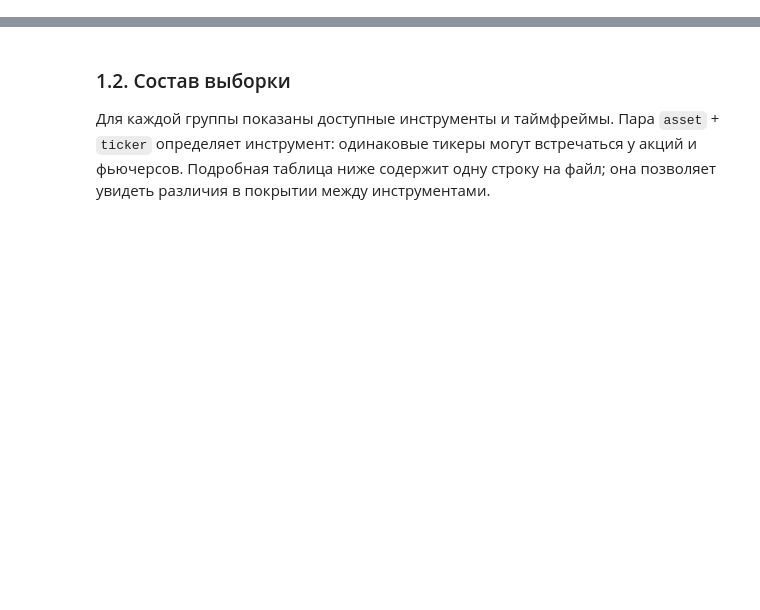
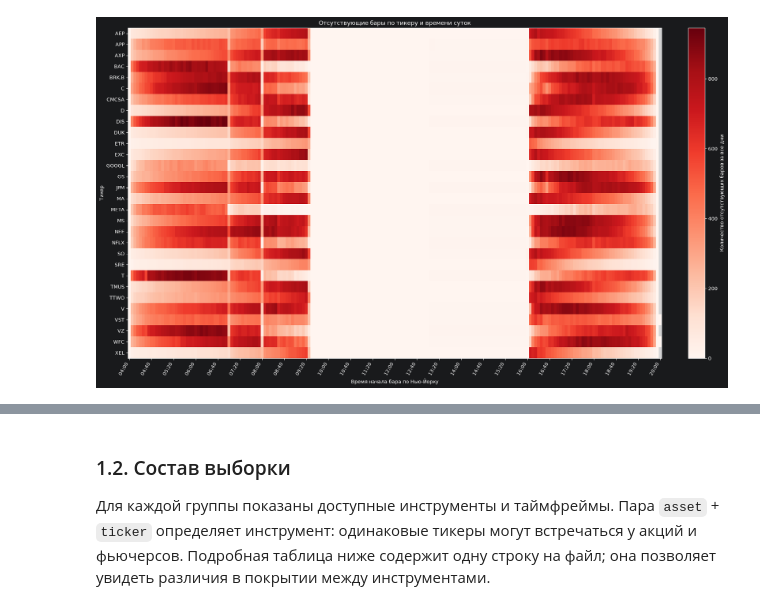
Before and after one commit to enkiradg-netizen/113-team_Securities-market-prediction, a Jupyter notebook: notebooks/eda/alexxx_tyurin_eda.ipynb, the cells around one changed output, grey strips where cells are left out. Saved outputs shown, nothing was run; the diff lists cells and outputs as text; code cells hidden in the pictures; blank space fills up the shorter version.

Commit message:
aded missing bars analysis

```diff
--- a/notebooks/eda/alexxx_tyurin_eda.ipynb
+++ b/notebooks/eda/alexxx_tyurin_eda.ipynb
@@ -89,0 +75,11 @@ file_passport
+# %%
+current_path = Path().resolve()
+
+stocks_5_min = read_files_by_pattern(str(current_path.parent.parent / "data/processed/stocks/*_5min.parquet"))
+stocks_15_min = read_files_by_pattern(str(current_path.parent.parent / "data/processed/stocks/*_15min.parquet"))
+stocks_1_hour = read_files_by_pattern(str(current_path.parent.parent / "data/processed/stocks/*_1hour.parquet"))
+stocks_4_hour = read_files_by_pattern(str(current_path.parent.parent / "data/processed/stocks/*_4hour.parquet"))
+
+futures_15_min = read_files_by_pattern(str(current_path.parent.parent / "data/processed/futures_continuous/*_15min.parquet"))
+futures_1_hour = read_files_by_pattern(str(current_path.parent.parent / "data/processed/futures_continuous/*_1hour.parquet"))
+futures_4_hour = read_files_by_pattern(str(current_path.parent.parent / "data/processed/futures_continuous/*_4hour.parquet"))
@@ -89,0 +221,35 @@ file_passport
+# %%
+coverage_df, records_dict = coverage_by_time(stocks_5_min)
+# %%
+# actual: 1 — бар есть, 0 — отсутствует. Суммируем пропуски по дням.
+missing_heatmap = (
+    coverage_df.assign(missing=1 - coverage_df["actual"])
+    .groupby(["ticker", "time_ny"])["missing"].sum()
+    .unstack("time_ny")
+    .sort_index().sort_index(axis=1)
+)
+
+cmap = plt.get_cmap("Reds").copy()
+cmap.set_bad("lightgray")  # Нет ожидаемых наблюдений для этой пары тикер / время.
+fig, ax = plt.subplots(
+    figsize=(18, max(4, len(missing_heatmap) * 0.35)),
+    constrained_layout=True,
+)
+image = ax.imshow(
+    missing_heatmap.to_numpy(dtype=float),
+    aspect="auto", interpolation="nearest", cmap=cmap,
+    vmin=0, vmax=max(1, missing_heatmap.max().max()),
+)
+ax.set_yticks(range(len(missing_heatmap)), missing_heatmap.index)
+tick_step = max(1, len(missing_heatmap.columns) // 24)
+positions = list(range(0, len(missing_heatmap.columns), tick_step))
+ax.set_xticks(positions, missing_heatmap.columns[positions], rotation=60, ha="right")
+ax.set(
+    title="Отсутствующие бары по тикеру и времени суток",
+    xlabel="Время начала бара по Нью-Йорку", ylabel="Тикер",
+)
+ax.grid(False)
+fig.colorbar(image, ax=ax, label="Количество отсутствующих баров за все дни")
+plt.show()
+# %% [output]
+[figure, added]
```
Also changed, not shown: parts of 27 cells of this notebook, 2 other files.
